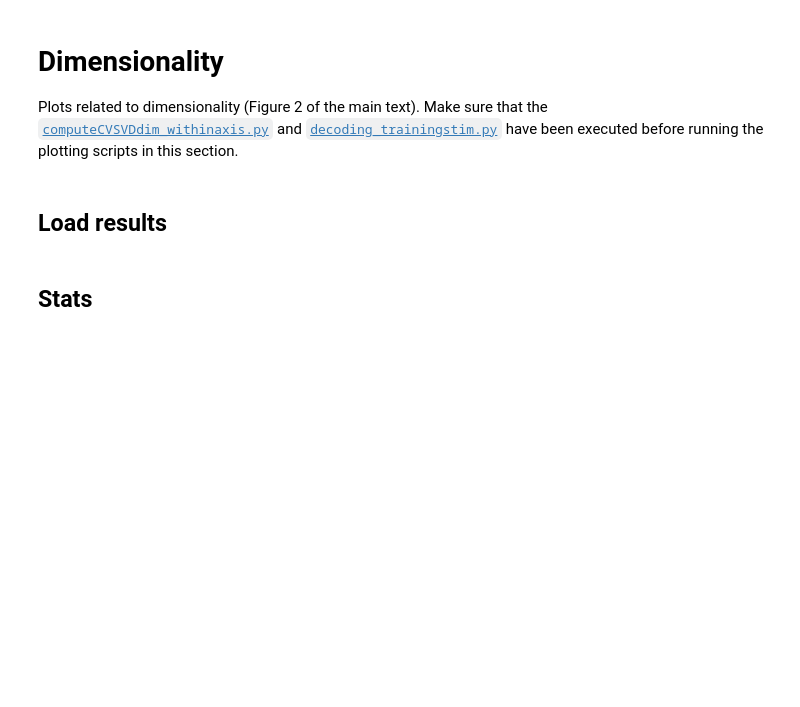
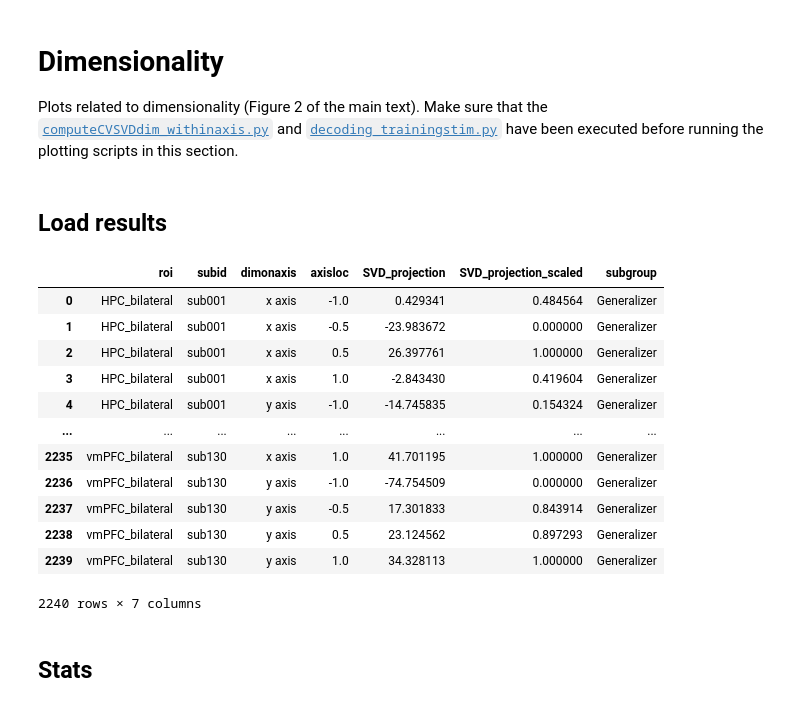
Before and after one commit to ZiluLiang/Pirate-fMRI_Analysis, a Jupyter notebook: scripts/Exp1_fmri/publication_ready_figures.ipynb, the cells around one changed output. Cells and saved outputs as stored; diff of their text form; code cells hidden in the pictures; blank space fills up the shorter version.

```diff
--- a/scripts/Exp1_fmri/publication_ready_figures.ipynb
+++ b/scripts/Exp1_fmri/publication_ready_figures.ipynb
@@ -187,6 +187,22 @@ descriptive_stats = ['mean',compute_se,'count','std']
 Plots related to dimensionality (Figure 2 of the main text). Make sure that the [`computeCVSVDdim_withinaxis.py`](multivariate/computeCVSVDdim_withinaxis.py) and [`decoding_trainingstim.py`](multivariate/decoding_trainingstim.py) have been executed before running the plotting scripts in this section.
 # %% [markdown]
 ## Load results
+# %%
+svdprojection_df
+# %% [output]
+|  | roi | subid | dimonaxis | axisloc | SVD_projection | SVD_projection_scaled | subgroup |
+| 0 | HPC_bilateral | sub001 | x axis | -1.0 | 0.429341 | 0.484564 | Generalizer |
+| 1 | HPC_bilateral | sub001 | x axis | -0.5 | -23.983672 | 0.000000 | Generalizer |
+| 2 | HPC_bilateral | sub001 | x axis | 0.5 | 26.397761 | 1.000000 | Generalizer |
+| 3 | HPC_bilateral | sub001 | x axis | 1.0 | -2.843430 | 0.419604 | Generalizer |
+| 4 | HPC_bilateral | sub001 | y axis | -1.0 | -14.745835 | 0.154324 | Generalizer |
+| ... | ... | ... | ... | ... | ... | ... | ... |
+| 2235 | vmPFC_bilateral | sub130 | x axis | 1.0 | 41.701195 | 1.000000 | Generalizer |
+| 2236 | vmPFC_bilateral | sub130 | y axis | -1.0 | -74.754509 | 0.000000 | Generalizer |
+| 2237 | vmPFC_bilateral | sub130 | y axis | -0.5 | 17.301833 | 0.843914 | Generalizer |
+| 2238 | vmPFC_bilateral | sub130 | y axis | 0.5 | 23.124562 | 0.897293 | Generalizer |
+| 2239 | vmPFC_bilateral | sub130 | y axis | 1.0 | 34.328113 | 1.000000 | Generalizer |
+2240 rows × 7 columns
 # %%
 
 # dimensionality estimates
```
Also changed, not shown: parts of 4 cells of this notebook, 42 other files.
